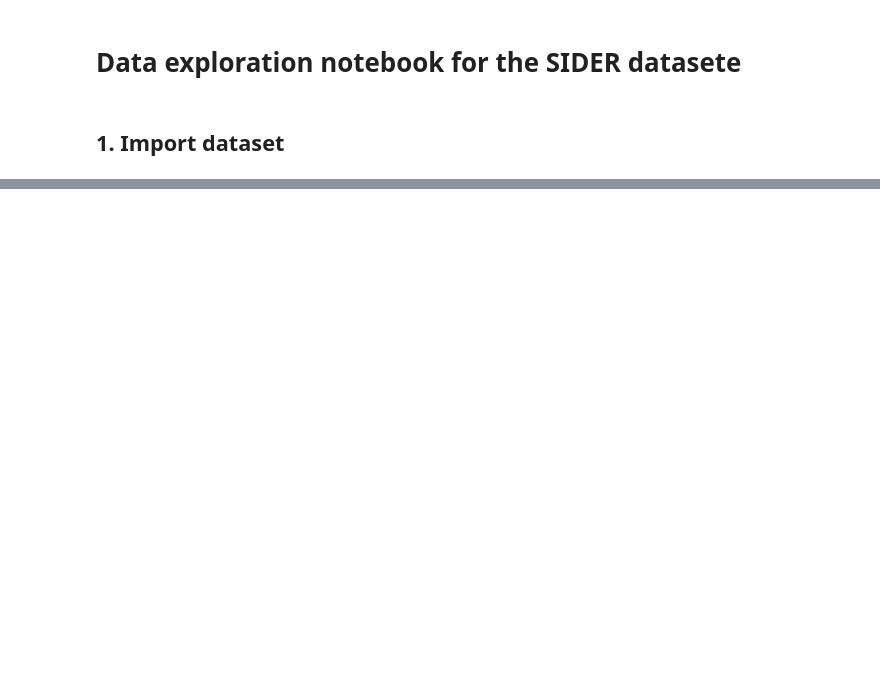
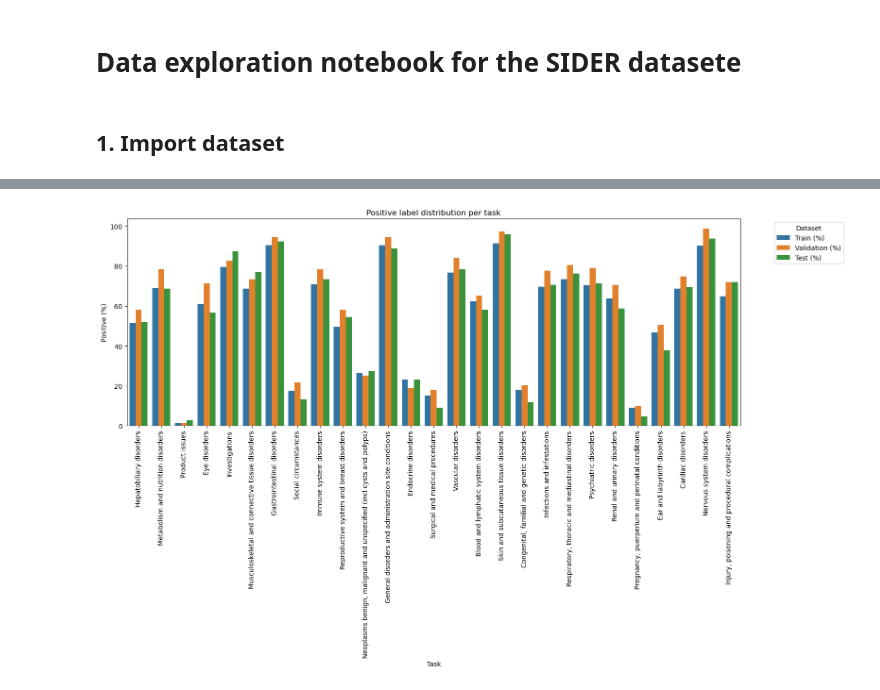
Before and after one commit to Orbliss/Cheminformatics_molecule_property_project, a Jupyter notebook: classification/classif_data_exploration.ipynb, the cells around one changed output, grey strips where cells are left out. Drawn from its saved outputs; the diff is of its cells as text; code cells hidden in the pictures; blank space fills up the shorter version.

```diff
--- a/classification/classif_data_exploration.ipynb
+++ b/classification/classif_data_exploration.ipynb
@@ -32,0 +192,30 @@ ModuleNotFoundError: No module named 'pandas'
+# %%
+import matplotlib.pyplot as plt
+import seaborn as sns
+
+# --- Check label distribution ---
+def plot_label_distribution(df_train, df_valid, df_test, tasks):
+    train_pos = (df_train[tasks].sum() / len(df_train) * 100).round(2)
+    valid_pos = (df_valid[tasks].sum() / len(df_valid) * 100).round(2)
+    test_pos = (df_test[tasks].sum() / len(df_test) * 100).round(2)
+
+    df_plot = pd.DataFrame({
+        "Task": tasks,
+        "Train (%)": train_pos.values,
+        "Validation (%)": valid_pos.values,
+        "Test (%)": test_pos.values
+    })
+
+    df_plot = df_plot.melt(id_vars="Task", var_name="Dataset", value_name="Positive (%)")
+
+    plt.figure(figsize=(16,10))
+    sns.barplot(data=df_plot, x="Task", y="Positive (%)", hue="Dataset")
+    plt.xticks(rotation=90)
+    plt.legend(title="Dataset", bbox_to_anchor=(1.05, 1), loc='upper left')
+    plt.title("Positive label distribution per task")
+    plt.tight_layout()
+    plt.show()
+
+plot_label_distribution(df_train, df_valid, df_test, tasks)
+# %% [output]
+[figure, added]
```
Also changed, not shown: parts of 10 cells of this notebook, 2 other files.
